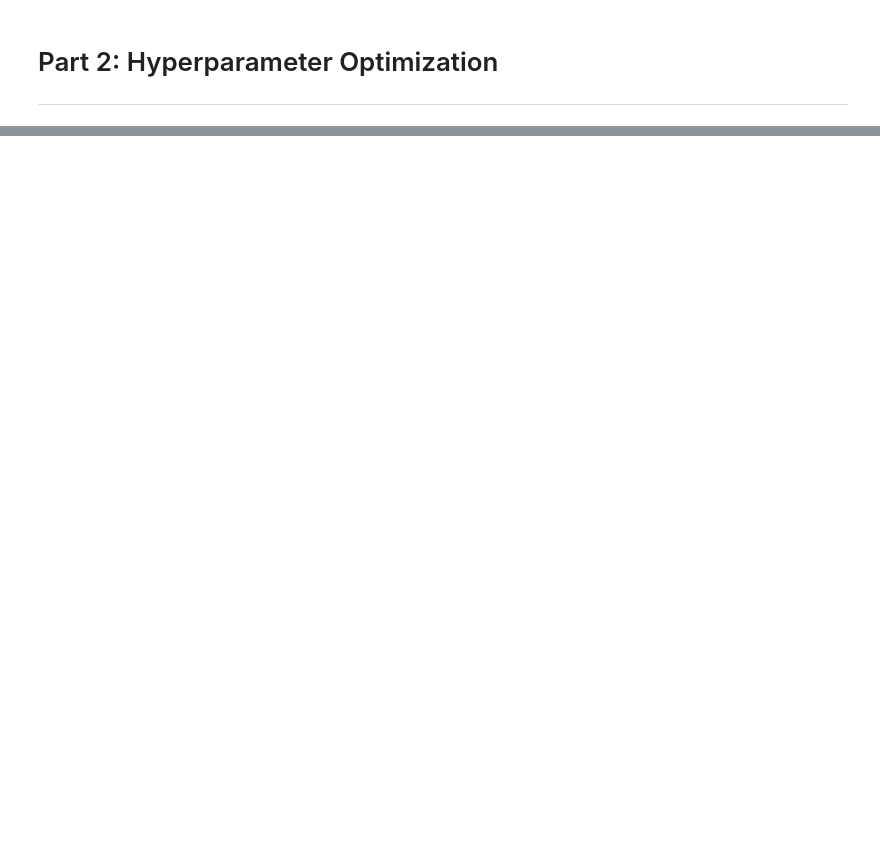
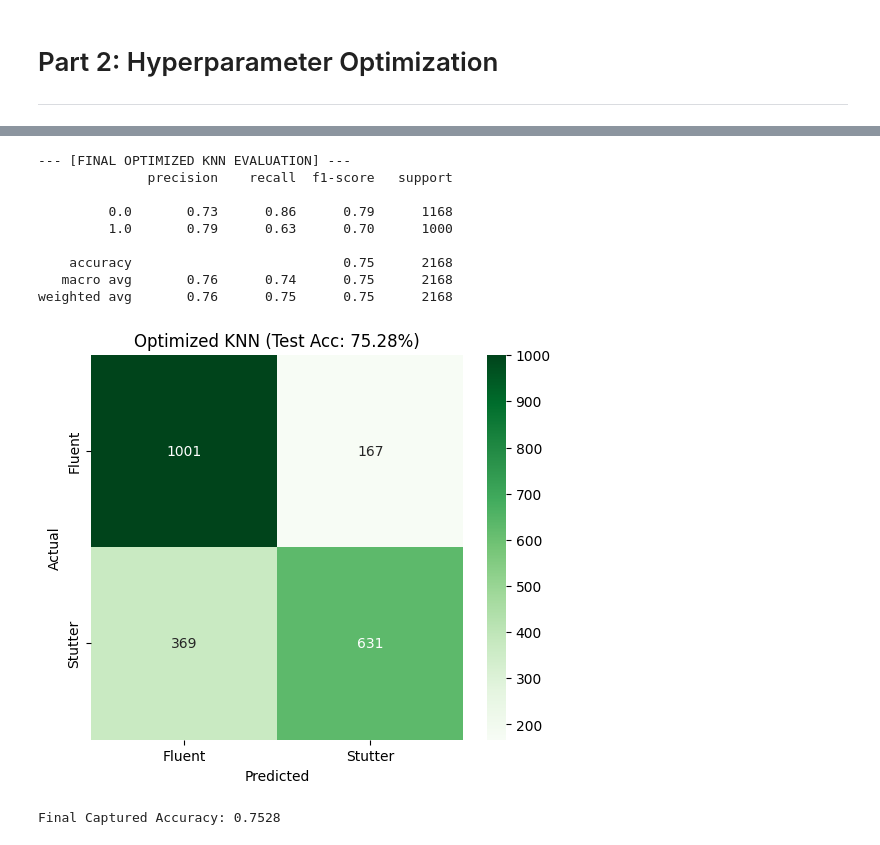
Before and after one commit to Photon-139/Stuttering-Detection-Term-Project, a Jupyter notebook: KNN_Distance_Analysis.ipynb, the cells around one changed output, grey strips where cells are left out. Cells and saved outputs as stored; diff of their text form; code cells hidden in the pictures; blank space fills up the shorter version.

```diff
--- a/KNN_Distance_Analysis.ipynb
+++ b/KNN_Distance_Analysis.ipynb
@@ -143,13 +167,36 @@ print(f"Best KNN Val Accuracy: {knn_grid.best_score_:.4f}")
 # %%
-from sklearn.metrics import classification_report, ConfusionMatrixDisplay
+
 
 best_knn = knn_grid.best_estimator_
 y_pred = best_knn.predict(X_test_final)
 
-print("\n--- Final Optimized KNN Evaluation ---")
+# Calculate final metrics for the project leaderboard
+knn_final_accuracy = accuracy_score(y_test, y_pred)
+knn_final_f1 = f1_score(y_test, y_pred)
+
+print("\n--- [FINAL OPTIMIZED KNN EVALUATION] ---")
 print(classification_report(y_test, y_pred))
 
+# Visualizing with standardized title
 plt.figure(figsize=(6, 5))
-ConfusionMatrixDisplay.from_estimator(best_knn, X_test_final, y_test, cmap='Blues', display_labels=['Fluent', 'Stutter'])
-plt.title(f"Optimized KNN (Acc: {accuracy_score(y_test, y_pred):.4f})")
+cm = confusion_matrix(y_test, y_pred)
+sns.heatmap(cm, annot=True, fmt='d', cmap='Greens',
+            xticklabels=['Fluent', 'Stutter'], yticklabels=['Fluent', 'Stutter'])
+plt.title(f"Optimized KNN (Test Acc: {knn_final_accuracy:.2%})")
+plt.xlabel("Predicted")
+plt.ylabel("Actual")
 plt.show()
+
+print(f"Final Captured Accuracy: {knn_final_accuracy:.4f}")
+# %% [output]
+--- [FINAL OPTIMIZED KNN EVALUATION] ---
+              precision    recall  f1-score   support
+
+         0.0       0.73      0.86      0.79      1168
+         1.0       0.79      0.63      0.70      1000
+
+    accuracy                           0.75      2168
+   macro avg       0.76      0.74      0.75      2168
+weighted avg       0.76      0.75      0.75      2168
+[figure, added]
+Final Captured Accuracy: 0.7528
```
Also changed, not shown: parts of 8 cells of this notebook, 14 other files.
